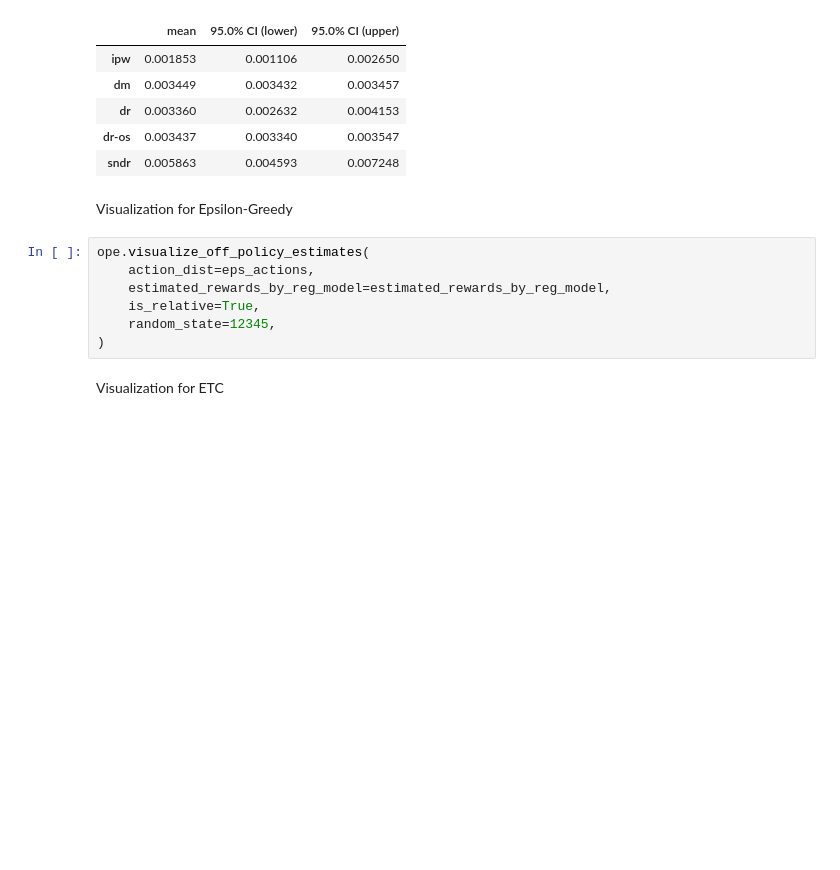
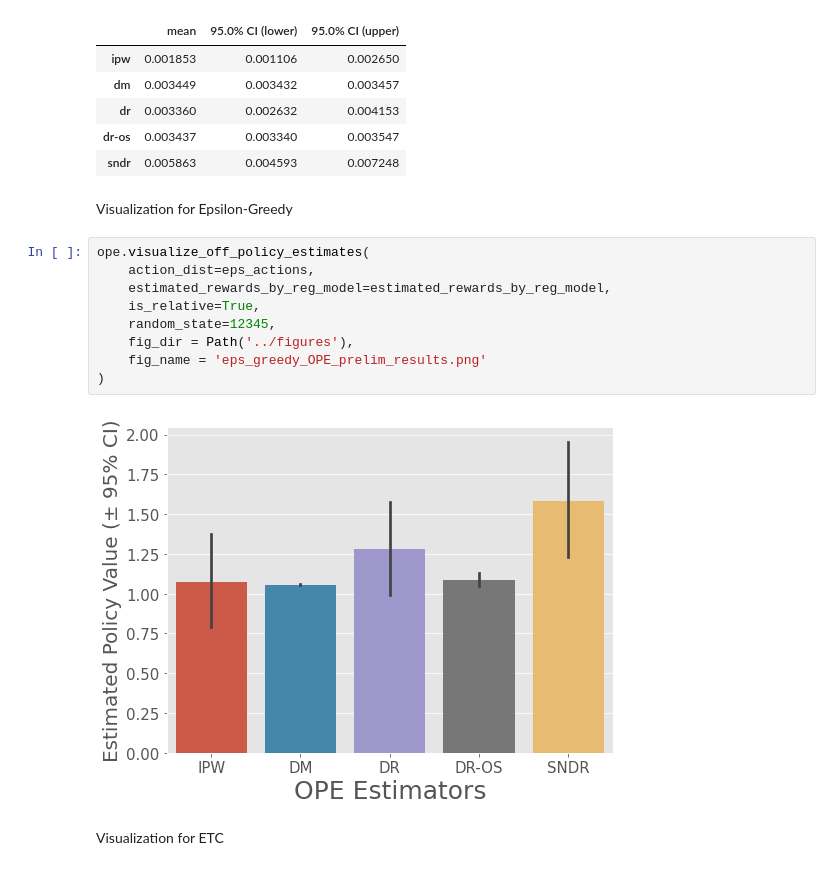
Before and after one commit to daturkel/sd_bandits, a Jupyter notebook: notebooks/Policy Examples.ipynb, the cells around one changed output. Cells and saved outputs as stored; diff of their text form; blank space fills up the shorter version.

Commit message:
add figures folder and initial figs

```diff
--- a/notebooks/Policy Examples.ipynb
+++ b/notebooks/Policy Examples.ipynb
@@ -210,10 +210,14 @@ Visualization for Epsilon-Greedy
 # %%
 ope.visualize_off_policy_estimates(
     action_dist=eps_actions,
     estimated_rewards_by_reg_model=estimated_rewards_by_reg_model,
     is_relative=True,
     random_state=12345,
+    fig_dir = Path('../figures'),
+    fig_name = 'eps_greedy_OPE_prelim_results.png'
 )
+# %% [output]
+[figure, added]
 # %% [markdown]
 Visualization for ETC
 # %%
```
Also changed, not shown: parts of 1 cell of this notebook, 2 other files.
